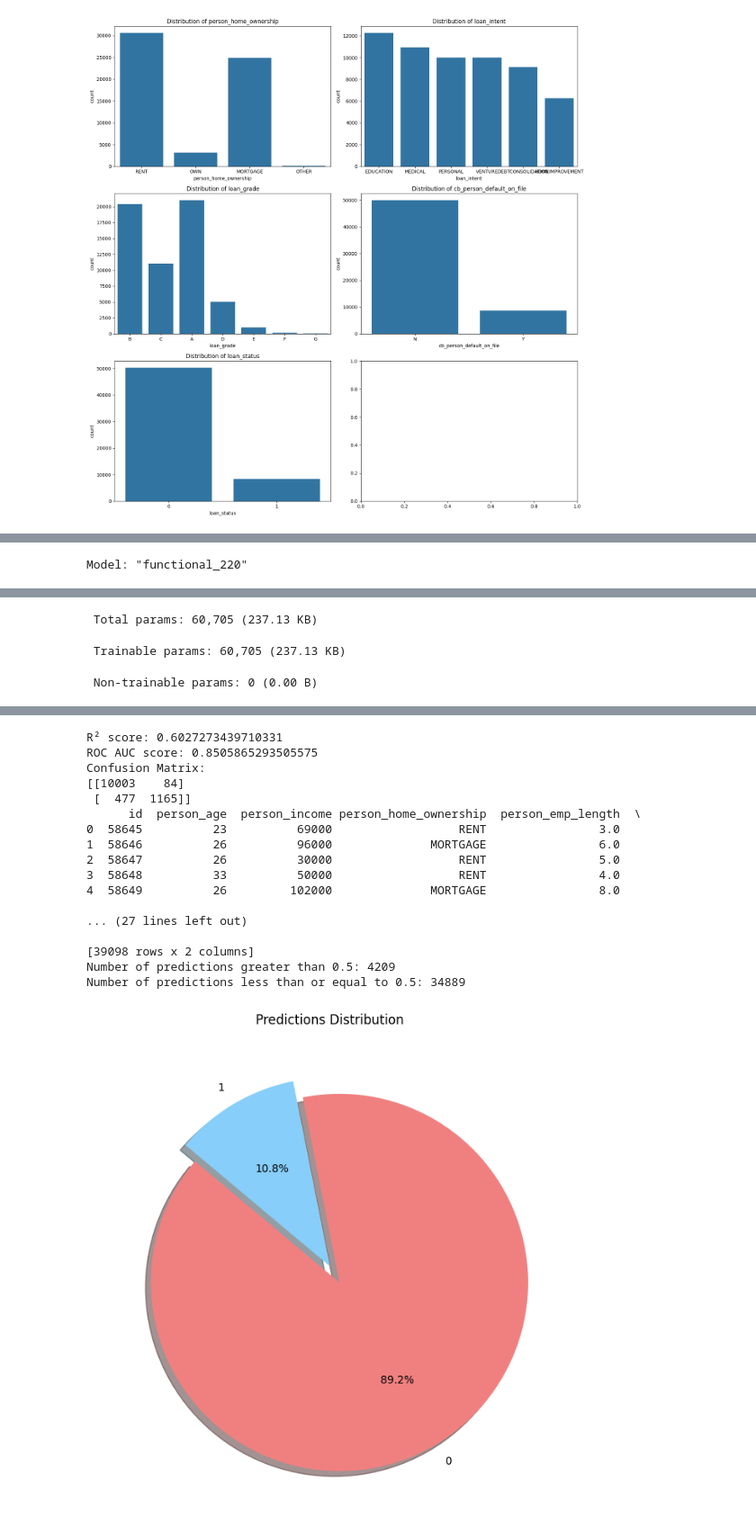
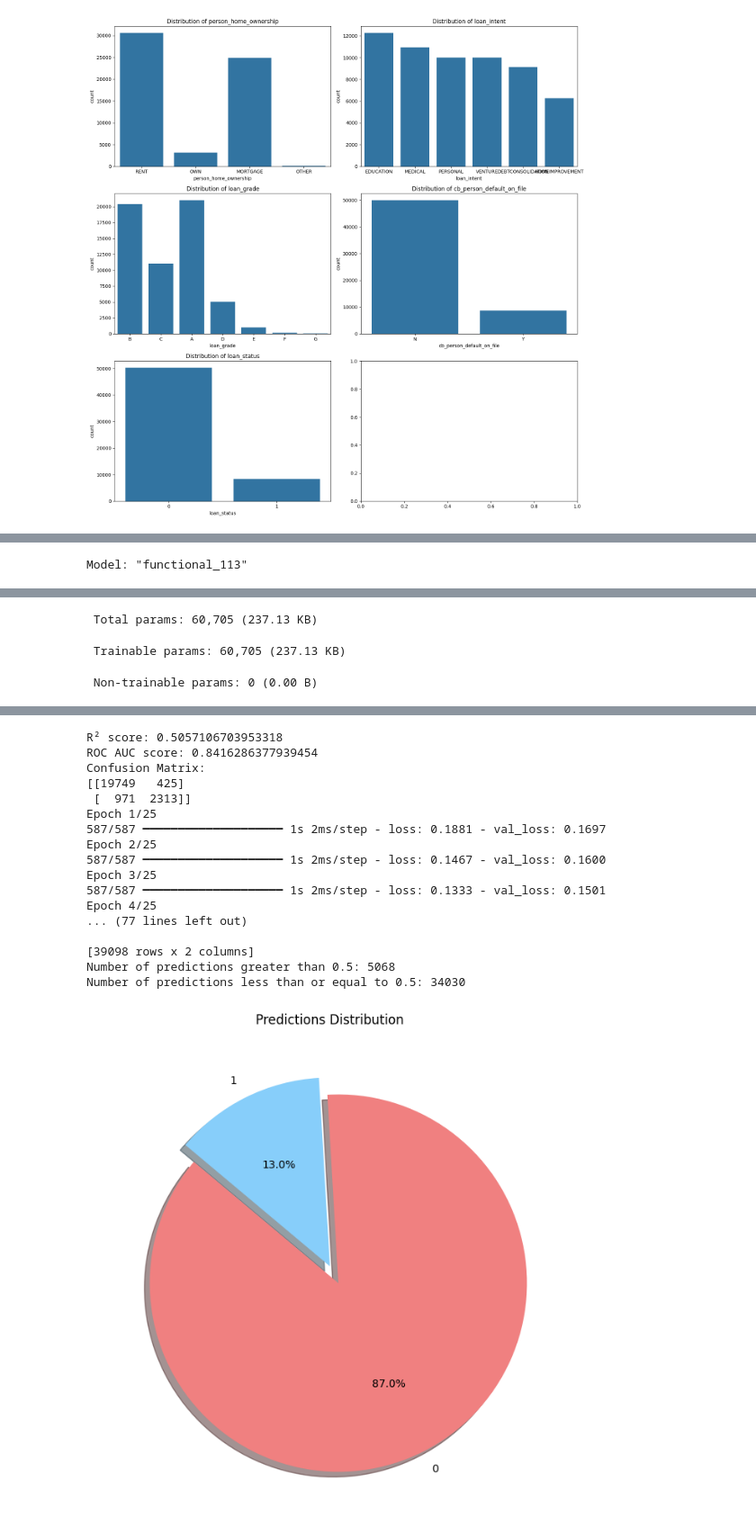
Before and after one commit to Dxuian/ml, a Jupyter notebook: resume/a.ipynb, the cells around one changed output, grey strips where cells are left out. Shown at 90% size. Saved outputs shown, nothing was run; the diff lists cells and outputs as text; code cells hidden in the pictures.

```diff
--- a/resume/a.ipynb
+++ b/resume/a.ipynb
@@ -170,7 +774,7 @@ class AutoencoderModel:
 
         return autoencoder
 
-    def train(self, X_train, y_train, epochs=5, batch_size=32, validation_split=0.3):
+    def train(self, X_train, y_train, epochs=30, batch_size=32, validation_split=0.3):
         self.autoencoder.fit(X_train, y_train, epochs=epochs, batch_size=batch_size, validation_split=validation_split)
 
     def predict(self, X_test):
@@ -189,7 +793,6 @@ input_dim = X_train.shape[1]
 autoencoder_model = AutoencoderModel(input_dim)
 autoencoder_model.summary()
 autoencoder_model.train(X_train, y_train)
-autoencoder_model.train(X_test, y_test)
 
 # Predict the values using the autoencoder
 y_pred = autoencoder_model.predict(X_test)
@@ -245,6 +848,7 @@ if len(ids_test) == len(y_pred_binary):
     print(cm)
 else:
     print("Error: Lengths of ids_test and y_pred_binary do not match.")
+autoencoder_model.train(X_test, y_test)
 
 # Load the test.csv file
 test = pd.read_csv('test.csv')
@@ -369,4 +973,6 @@ Number of predictions less than or equal to 0.5: 34836
 # %%
+### 87 at 5 epochs
+
 import pandas as pd
 import matplotlib.pyplot as plt
 import tensorflow as tf
@@ -405,7 +1011,7 @@ class AutoencoderModel:
 
         return autoencoder
 
-    def train(self, X_train, y_train, epochs=5, batch_size=32, validation_split=0.2):
+    def train(self, X_train, y_train, epochs=25, batch_size=32, validation_split=0.2):
         self.autoencoder.fit(X_train, y_train, epochs=epochs, batch_size=batch_size, validation_split=validation_split)
 
     def predict(self, X_test):
@@ -425,7 +1031,6 @@ input_dim = X_train.shape[1]
 autoencoder_model = AutoencoderModel(input_dim)
 autoencoder_model.summary()
 autoencoder_model.train(X_train, y_train)
-autoencoder_model.train(X_test, y_test)
 
 # Predict the values using the autoencoder
 y_pred = autoencoder_model.predict(X_test)
@@ -444,7 +1049,6 @@ if len(ids_test) == len(y_pred_binary):
 
     # Print the DataFrame
     # print(predictions_df)
-    autoencoder_model.train(X_test, y_test)
     # Count the number of predictions greater than 0.5 and less than or equal to 0.5
     count_greater_than_0_5 = (y_pred_binary > 0.5).sum()
     count_less_than_or_equal_0_5 = (y_pred_binary <= 0.5).sum()
@@ -483,6 +1087,7 @@ else:
     print("Error: Lengths of ids_test and y_pred_binary do not match.")
 
 # Load the test.csv file
+autoencoder_model.train(X_test, y_test)
 test = pd.read_csv('test.csv')
 print(test.head())
 
@@ -531,7 +1136,7 @@ plt.title('Predictions Distribution')
 plt.show()
 
 # Save the predictions to CSV with (id, prediction)
-predictions_df.to_csv('autobig.csv', index=False)
+predictions_df.to_csv('autoxxx.csv', index=False)
 # %% [output]
    id  person_age  person_income person_home_ownership  person_emp_length  \
 0   0          37          35000                  RENT                0.0
@@ -553,7 +1158,7 @@ predictions_df.to_csv('autobig.csv', index=False)
 2                         N                          10            0
 3                         N                           5            0
 4                         N                           3            0
-Model: "functional_220"
+Model: "functional_113"
 ┏━━━━━━━━━━━━━━━━━━━━━━━━━━━━━━━━━┳━━━━━━━━━━━━━━━━━━━━━━━━┳━━━━━━━━━━━━━━━┓
 ┃ Layer (type)                    ┃ Output Shape           ┃       Param # ┃
 ┡━━━━━━━━━━━━━━━━━━━━━━━━━━━━━━━━━╇━━━━━━━━━━━━━━━━━━━━━━━━╇━━━━━━━━━━━━━━━┩
@@ -597,19 +1202,19 @@ Epoch 5/5
-R² score: 0.6027273439710331
-ROC AUC score: 0.8505865293505575
+R² score: 0.5057106703953318
+ROC AUC score: 0.8416286377939454
 Confusion Matrix:
-[[10003    84]
- [  477  1165]]
-      id  person_age  person_income person_home_ownership  person_emp_length  \
-0  58645          23          69000                  RENT                3.0
-1  58646          26          96000              MORTGAGE                6.0
-2  58647          26          30000                  RENT                5.0
-3  58648          33          50000                  RENT                4.0
-4  58649          26         102000              MORTGAGE                8.0
-
-... (27 lines left out)
+[[19749   425]
+ [  971  2313]]
+Epoch 1/25
+587/587 ━━━━━━━━━━━━━━━━━━━━ 1s 2ms/step - loss: 0.1881 - val_loss: 0.1697
+Epoch 2/25
+587/587 ━━━━━━━━━━━━━━━━━━━━ 1s 2ms/step - loss: 0.1467 - val_loss: 0.1600
+Epoch 3/25
+587/587 ━━━━━━━━━━━━━━━━━━━━ 1s 2ms/step - loss: 0.1333 - val_loss: 0.1501
+Epoch 4/25
+... (77 lines left out)
 
 [39098 rows x 2 columns]
-Number of predictions greater than 0.5: 4209
-Number of predictions less than or equal to 0.5: 34889
+Number of predictions greater than 0.5: 5068
+Number of predictions less than or equal to 0.5: 34030
-[figure, old version]
+[figure, new version]
 # %%
```
Also changed, not shown: parts of 22 cells of this notebook, 11 other files.
